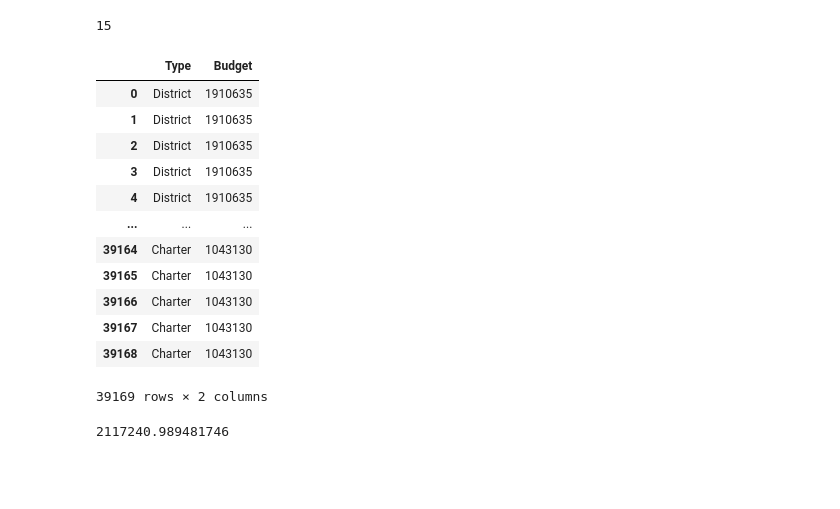
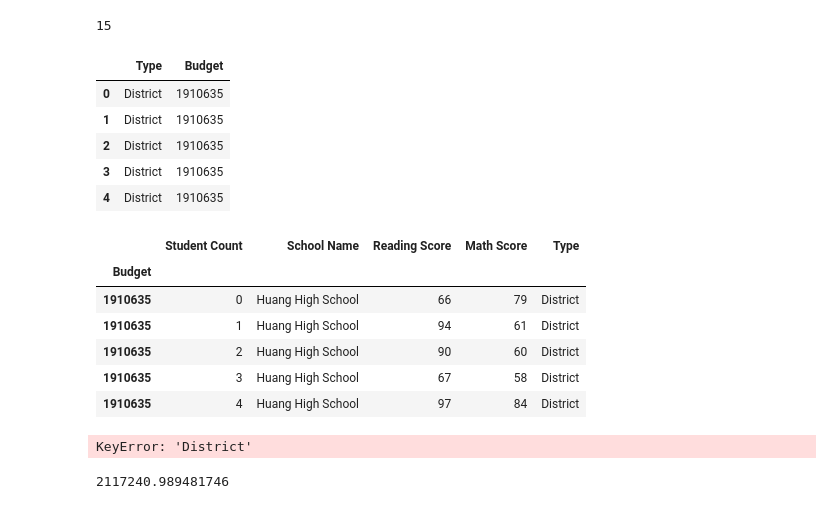
Before and after one commit to lstredler/pandas-challenge, a Jupyter notebook: PyCitySchools_starter.ipynb, the cells around one changed output. Cells and saved outputs as stored; diff of their text form; code cells hidden in the pictures; blank space fills up the shorter version.

```diff
--- a/PyCitySchools_starter.ipynb
+++ b/PyCitySchools_starter.ipynb
@@ -55,3 +60,5 @@ combo_df.head()
+# %%
+student_column = combo_df.set_index("Student Count")
 # %%
 ##only print student from the combo_df data frame
 
@@ -111,18 +113,11 @@ print(school_total)
 15
 # %%
 ##ONLY Print the budget and school type data
-combo_df[["Type", "Budget"]].head(39169)
+combo_df[["Type", "Budget"]].head()
 # %% [output]
 |  | Type | Budget |
 | 0 | District | 1910635 |
 | 1 | District | 1910635 |
 | 2 | District | 1910635 |
 | 3 | District | 1910635 |
 | 4 | District | 1910635 |
-| ... | ... | ... |
-| 39164 | Charter | 1043130 |
-| 39165 | Charter | 1043130 |
-| 39166 | Charter | 1043130 |
-| 39167 | Charter | 1043130 |
-| 39168 | Charter | 1043130 |
-39169 rows × 2 columns
@@ -128,0 +126,14 @@ combo_df[["Type", "Budget"]].head(39169)
+# %%
+budget_type_df.head(5)
+# %% [output]
+|  | Student Count | School Name | Reading Score | Math Score | Type |
+| Budget |  |  |  |  |  |
+| 1910635 | 0 | Huang High School | 66 | 79 | District |
+| 1910635 | 1 | Huang High School | 94 | 61 | District |
+| 1910635 | 2 | Huang High School | 90 | 60 | District |
+| 1910635 | 3 | Huang High School | 67 | 58 | District |
+| 1910635 | 4 | Huang High School | 97 | 84 | District |
+# %%
+budget_type_df.loc['District']
+# %% [output]
+KeyError: 'District'
```
Also changed, not shown: parts of 6 cells of this notebook.
